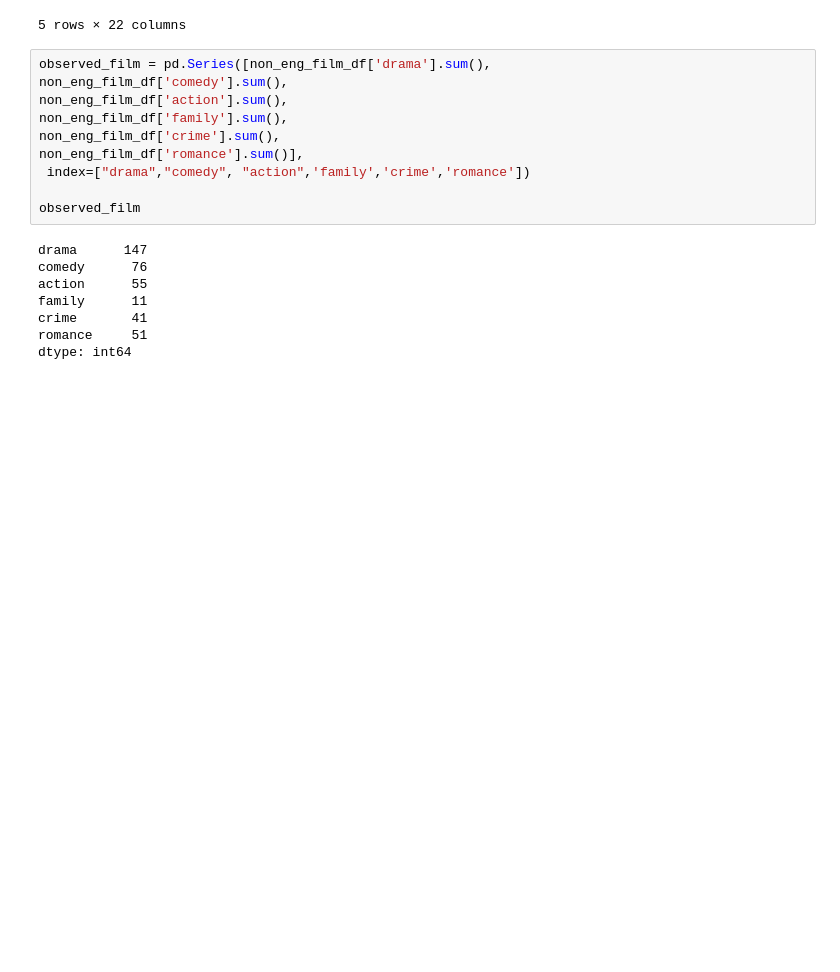
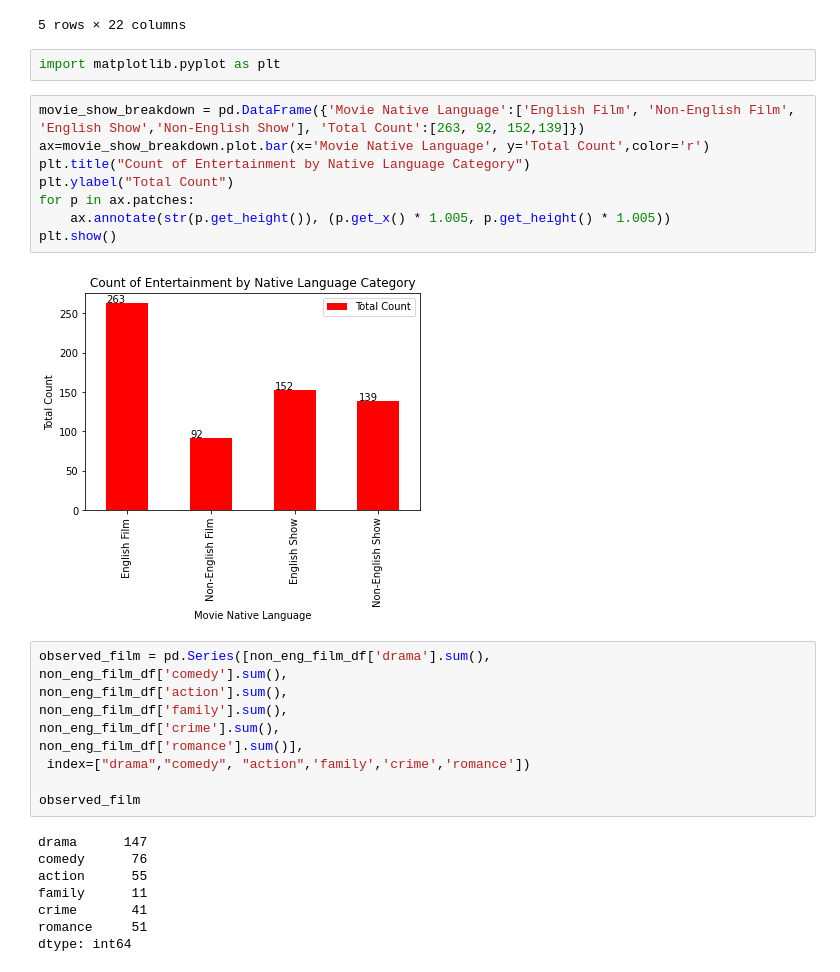
Before and after one commit to EdithLotterman/Project-1-Team-8, a Jupyter notebook: project1_group8_KY.ipynb, the cells around one changed output. Saved outputs shown, nothing was run; the diff lists cells and outputs as text; blank space fills up the shorter version.

```diff
--- a/project1_group8_KY.ipynb
+++ b/project1_group8_KY.ipynb
@@ -177,6 +183,18 @@ non_eng_film_df.head()
 | 13 | 2022-10-30 | Films (Non-English) | 9 | 2290000 | 8 | rurouni kenshin: the beginning | MOVIE | ... |
 | 14 | 2022-10-30 | Films (Non-English) | 10 | 1990000 | 4 | laal singh chaddha | movie | ... |
 5 rows × 22 columns
+# %%
+import matplotlib.pyplot as plt
+# %%
+movie_show_breakdown = pd.DataFrame({'Movie Native Language':['English Film', 'Non-English Film', 'English Show','Non-English Show'], 'Total Count':[263, 92, 152,139]})
+ax=movie_show_breakdown.plot.bar(x='Movie Native Language', y='Total Count',color='r')
+plt.title("Count of Entertainment by Native Language Category")
+plt.ylabel("Total Count")
+for p in ax.patches:
+    ax.annotate(str(p.get_height()), (p.get_x() * 1.005, p.get_height() * 1.005))
+plt.show()
+# %% [output]
+[figure, added]
 # %%
 observed_film = pd.Series([non_eng_film_df['drama'].sum(),
 non_eng_film_df['comedy'].sum(),
```
Also changed, not shown: parts of 12 cells of this notebook, 1 other file.
